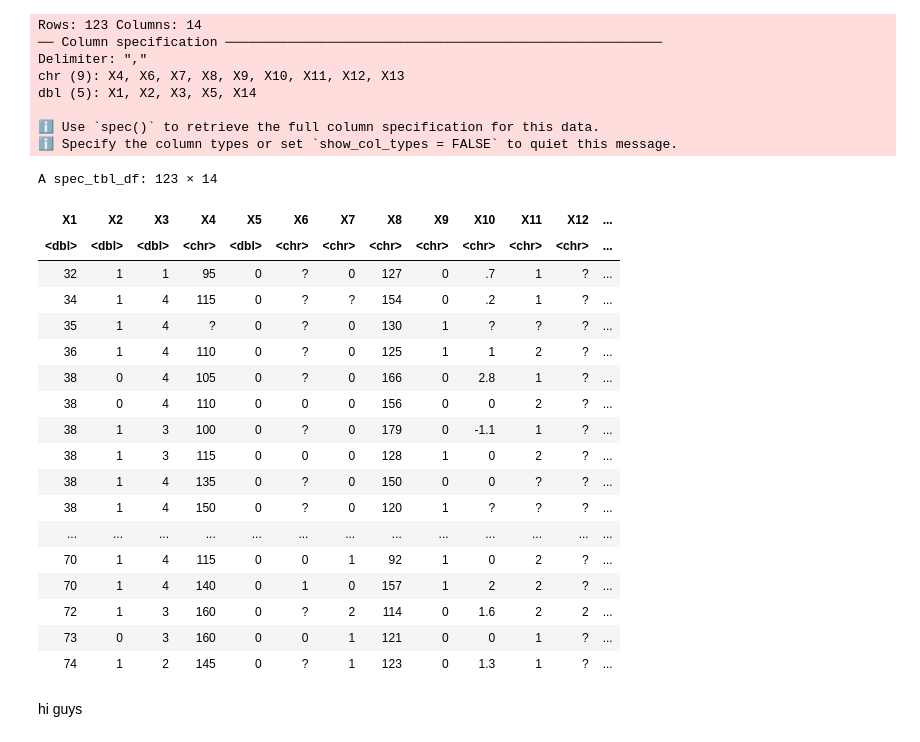
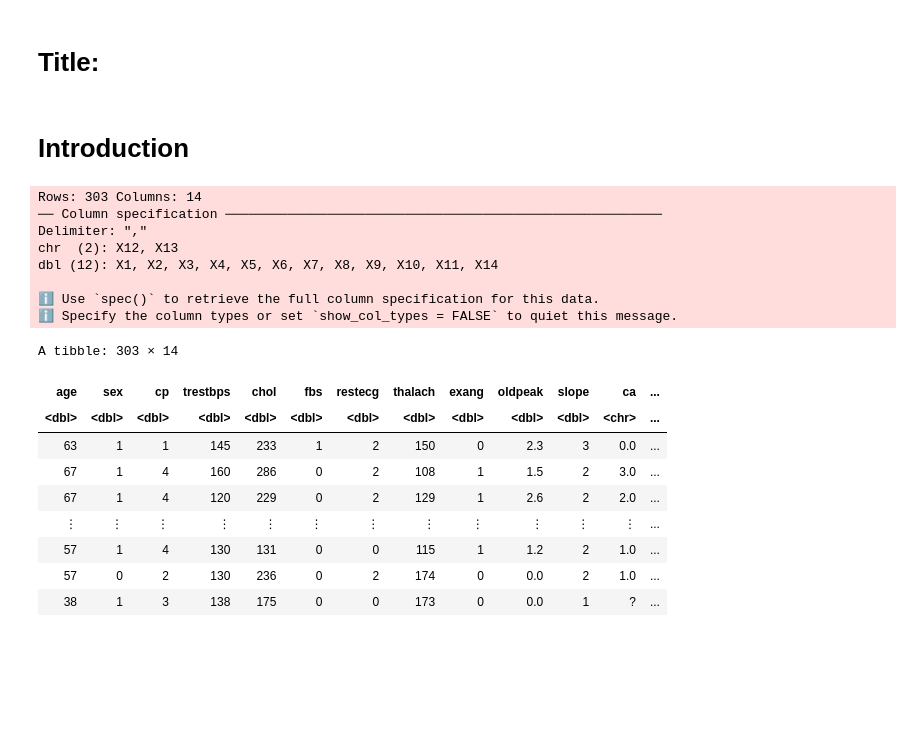
Before and after one commit to mikayladitosto/dsci-100-2023s1-group-14, a Jupyter notebook: Project.ipynb, the cells around one changed output. Drawn from its saved outputs; the diff is of its cells as text; code cells hidden in the pictures; blank space fills up the shorter version.

Commit message:
Edits to proposal (June 8)
Read in dataset, added count table, and age histogram

```diff
--- a/Project.ipynb
+++ b/Project.ipynb
@@ -1,2 +1,6 @@
+# %% [markdown]
+# Title: #
+# %% [markdown]
+# Introduction #
 # %%
 library(tidyverse)
@@ -3,36 +9,38 @@ library(tidyverse)
 # %%
-switzerland_data <- read_csv("https://raw.githubusercontent.com/mikayladitosto/dsci-100-2023s1-group-14/main/processed.switzerland.data",
-col_names = FALSE)
-switzerland_data
-
-#34
+cleveland_data <- read_csv("https://raw.githubusercontent.com/mikayladitosto/dsci-100-2023s1-group-14/main/processed.cleveland.data", col_names = FALSE)
+colnames(cleveland_data) <- c("age",
+                              "sex",
+                              "cp",
+                              "trestbps",
+                              "chol",
+                              "fbs",
+                              "restecg",
+                              "thalach",
+                              "exang",
+                              "oldpeak",
+                              "slope",
+                              "ca",
+                              "thal",
+                              "num")
+cleveland_data <- cleveland_data |>
+    mutate(num = as_factor(num))
+cleveland_data
 # %% [output]
-Rows: 123 Columns: 14
+Rows: 303 Columns: 14
 ── Column specification ────────────────────────────────────────────────────────
 Delimiter: ","
-chr (9): X4, X6, X7, X8, X9, X10, X11, X12, X13
-dbl (5): X1, X2, X3, X5, X14
+chr  (2): X12, X13
+dbl (12): X1, X2, X3, X4, X5, X6, X7, X8, X9, X10, X11, X14
 
 ℹ Use `spec()` to retrieve the full column specification for this data.
 ℹ Specify the column types or set `show_col_types = FALSE` to quiet this message.
-A spec_tbl_df: 123 × 14
+A tibble: 303 × 14
-| X1 | X2 | X3 | X4 | X5 | X6 | X7 | X8 | X9 | X10 | X11 | X12 | ... |
-| <dbl> | <dbl> | <dbl> | <chr> | <dbl> | <chr> | <chr> | <chr> | <chr> | <chr> | <chr> | <chr> | ... |
-| 32 | 1 | 1 | 95 | 0 | ? | 0 | 127 | 0 | .7 | 1 | ? | ... |
-| 34 | 1 | 4 | 115 | 0 | ? | ? | 154 | 0 | .2 | 1 | ? | ... |
-| 35 | 1 | 4 | ? | 0 | ? | 0 | 130 | 1 | ? | ? | ? | ... |
-| 36 | 1 | 4 | 110 | 0 | ? | 0 | 125 | 1 | 1 | 2 | ? | ... |
-| 38 | 0 | 4 | 105 | 0 | ? | 0 | 166 | 0 | 2.8 | 1 | ? | ... |
-| 38 | 0 | 4 | 110 | 0 | 0 | 0 | 156 | 0 | 0 | 2 | ? | ... |
-| 38 | 1 | 3 | 100 | 0 | ? | 0 | 179 | 0 | -1.1 | 1 | ? | ... |
-| 38 | 1 | 3 | 115 | 0 | 0 | 0 | 128 | 1 | 0 | 2 | ? | ... |
-| 38 | 1 | 4 | 135 | 0 | ? | 0 | 150 | 0 | 0 | ? | ? | ... |
-| 38 | 1 | 4 | 150 | 0 | ? | 0 | 120 | 1 | ? | ? | ? | ... |
-| ... | ... | ... | ... | ... | ... | ... | ... | ... | ... | ... | ... | ... |
-| 70 | 1 | 4 | 115 | 0 | 0 | 1 | 92 | 1 | 0 | 2 | ? | ... |
-| 70 | 1 | 4 | 140 | 0 | 1 | 0 | 157 | 1 | 2 | 2 | ? | ... |
-| 72 | 1 | 3 | 160 | 0 | ? | 2 | 114 | 0 | 1.6 | 2 | 2 | ... |
-| 73 | 0 | 3 | 160 | 0 | 0 | 1 | 121 | 0 | 0 | 1 | ? | ... |
-| 74 | 1 | 2 | 145 | 0 | ? | 1 | 123 | 0 | 1.3 | 1 | ? | ... |
+| age | sex | cp | trestbps | chol | fbs | restecg | thalach | exang | oldpeak | slope | ca | ... |
+| <dbl> | <dbl> | <dbl> | <dbl> | <dbl> | <dbl> | <dbl> | <dbl> | <dbl> | <dbl> | <dbl> | <chr> | ... |
+| 63 | 1 | 1 | 145 | 233 | 1 | 2 | 150 | 0 | 2.3 | 3 | 0.0 | ... |
+| 67 | 1 | 4 | 160 | 286 | 0 | 2 | 108 | 1 | 1.5 | 2 | 3.0 | ... |
+| 67 | 1 | 4 | 120 | 229 | 0 | 2 | 129 | 1 | 2.6 | 2 | 2.0 | ... |
+| ⋮ | ⋮ | ⋮ | ⋮ | ⋮ | ⋮ | ⋮ | ⋮ | ⋮ | ⋮ | ⋮ | ⋮ | ... |
+| 57 | 1 | 4 | 130 | 131 | 0 | 0 | 115 | 1 | 1.2 | 2 | 1.0 | ... |
+| 57 | 0 | 2 | 130 | 236 | 0 | 2 | 174 | 0 | 0.0 | 2 | 1.0 | ... |
+| 38 | 1 | 3 | 138 | 175 | 0 | 0 | 173 | 0 | 0.0 | 1 | ? | ... |
-# %% [markdown]
-hi guys
```
Also changed, not shown: parts of 4 cells of this notebook.
